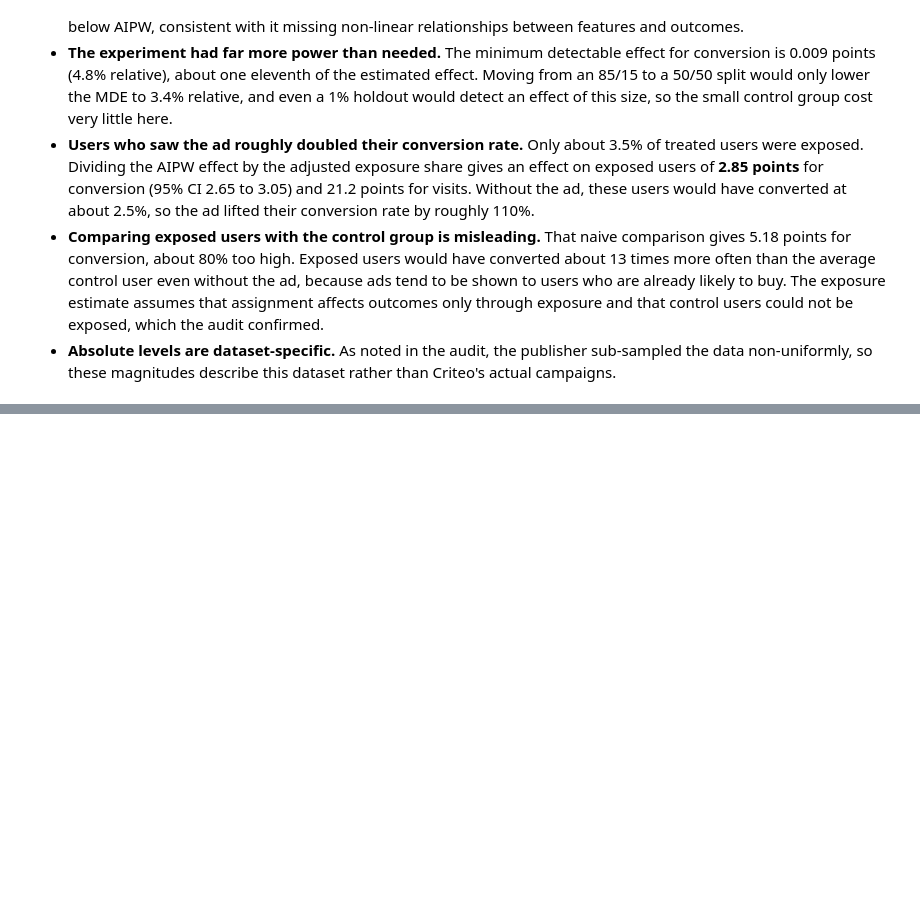
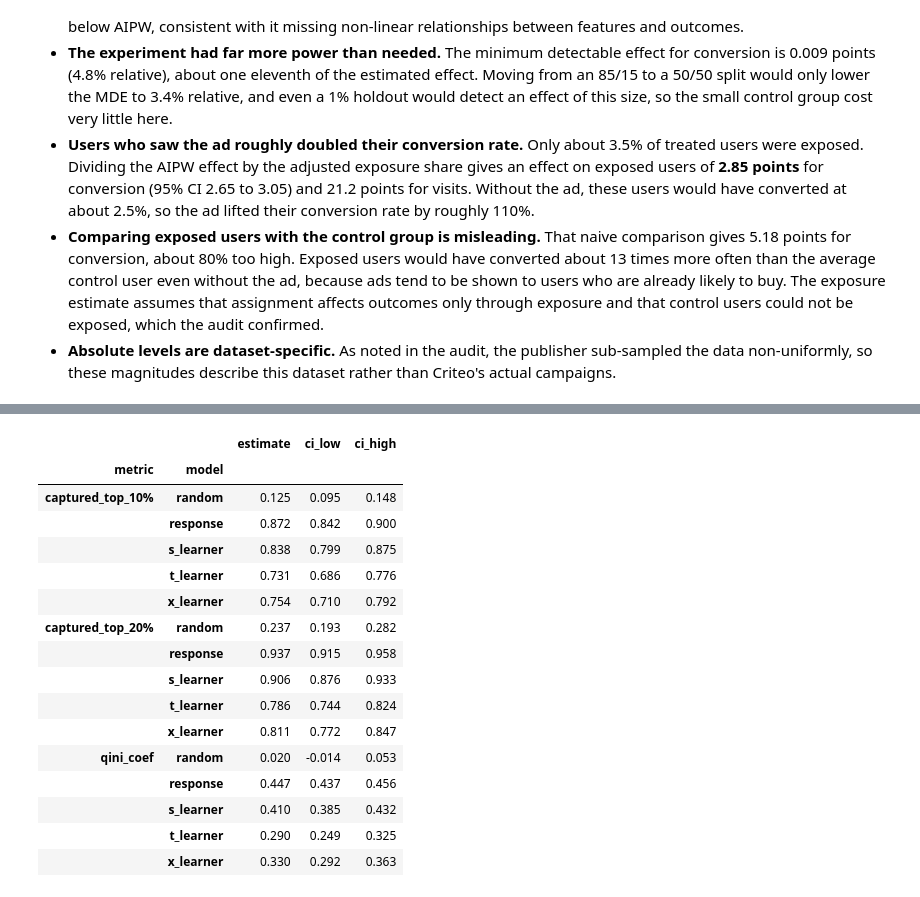
Before and after one commit to LindaZhao-neu/criteo-uplift-analysis, a Jupyter notebook: notebooks/criteo_uplift_analysis.ipynb, the cells around one changed output, grey strips where cells are left out. Drawn from its saved outputs; the diff is of its cells as text; code cells hidden in the pictures; blank space fills up the shorter version.

```diff
--- a/notebooks/criteo_uplift_analysis.ipynb
+++ b/notebooks/criteo_uplift_analysis.ipynb
@@ -858,0 +1123,57 @@ Exposure share if treated, adjusted: 3.5264%
+# %%
+B = 200
+rng_b = np.random.default_rng(SEED)
+
+def curve_from_sorted(t_s, y_s, w_s):
+    wt, wc = w_s * t_s, w_s * (1 - t_s)
+    cum_wt, cum_wc = np.cumsum(wt), np.cumsum(wc)
+    cum_yt, cum_yc = np.cumsum(wt * y_s), np.cumsum(wc * y_s)
+    k = np.round(GRID * len(y_s)).astype(int) - 1
+    return (cum_yt[k] / cum_wt[k] - cum_yc[k] / cum_wc[k]) * GRID
+
+orders = {m: np.argsort(-s, kind="stable") for m, s in scores.items()}
+sorted_t = {m: t_arr[o] for m, o in orders.items()}
+sorted_y = {m: y_arr[o] for m, o in orders.items()}
+sorted_w = {m: w_arr[o] for m, o in orders.items()}
+
+metrics = ["qini_coef", "captured_top_10%", "captured_top_20%"]
+boot = {m: {k: [] for k in metrics} for m in scores}
+
+start = time.time()
+for b in range(B):
+    counts = rng_b.poisson(1.0, size=len(test)).astype(np.float64)
+    for m, o in orders.items():
+        gain = curve_from_sorted(sorted_t[m], sorted_y[m], sorted_w[m] * counts[o])
+        summary = qini_summary(gain)
+        for k in metrics:
+            boot[m][k].append(summary[k])
+    if (b + 1) % 50 == 0:
+        print(f"{b + 1} bootstrap draws, {time.time() - start:,.0f} s elapsed")
+
+rows = []
+for m in scores:
+    for k in metrics:
+        draws = np.array(boot[m][k])
+        rows.append({
+            "model": m, "metric": k,
+            "estimate": qini_table.loc[("weighted", m), k],
+            "ci_low": np.percentile(draws, 2.5),
+            "ci_high": np.percentile(draws, 97.5),
+        })
+boot_table = pd.DataFrame(rows).set_index(["metric", "model"]).sort_index()
+display(boot_table.style.format("{:.3f}"))
+
+rows = []
+for other in ["s_learner", "x_learner", "t_learner"]:
+    for k in metrics:
+        diff = np.array(boot["response"][k]) - np.array(boot[other][k])
+        rows.append({
+            "comparison": f"response - {other}", "metric": k,
+            "difference": qini_table.loc[("weighted", "response"), k] - qini_table.loc[("weighted", other), k],
+            "ci_low": np.percentile(diff, 2.5),
+            "ci_high": np.percentile(diff, 97.5),
+            "share_of_draws_above_0": (diff > 0).mean(),
+        })
+diff_table = pd.DataFrame(rows).set_index(["comparison", "metric"])
+diff_table.style.format("{:.3f}")
+# %% [output]
@@ -858,0 +1184,17 @@ Exposure share if treated, adjusted: 3.5264%
+|  |  | estimate | ci_low | ci_high |
+| metric | model |  |  |  |
+| captured_top_10% | random | 0.125 | 0.095 | 0.148 |
+|  | response | 0.872 | 0.842 | 0.900 |
+|  | s_learner | 0.838 | 0.799 | 0.875 |
+|  | t_learner | 0.731 | 0.686 | 0.776 |
+|  | x_learner | 0.754 | 0.710 | 0.792 |
+| captured_top_20% | random | 0.237 | 0.193 | 0.282 |
+|  | response | 0.937 | 0.915 | 0.958 |
+|  | s_learner | 0.906 | 0.876 | 0.933 |
+|  | t_learner | 0.786 | 0.744 | 0.824 |
+|  | x_learner | 0.811 | 0.772 | 0.847 |
+| qini_coef | random | 0.020 | -0.014 | 0.053 |
+|  | response | 0.447 | 0.437 | 0.456 |
+|  | s_learner | 0.410 | 0.385 | 0.432 |
+|  | t_learner | 0.290 | 0.249 | 0.325 |
+|  | x_learner | 0.330 | 0.292 | 0.363 |
```
Also changed, not shown: parts of 17 cells of this notebook.
